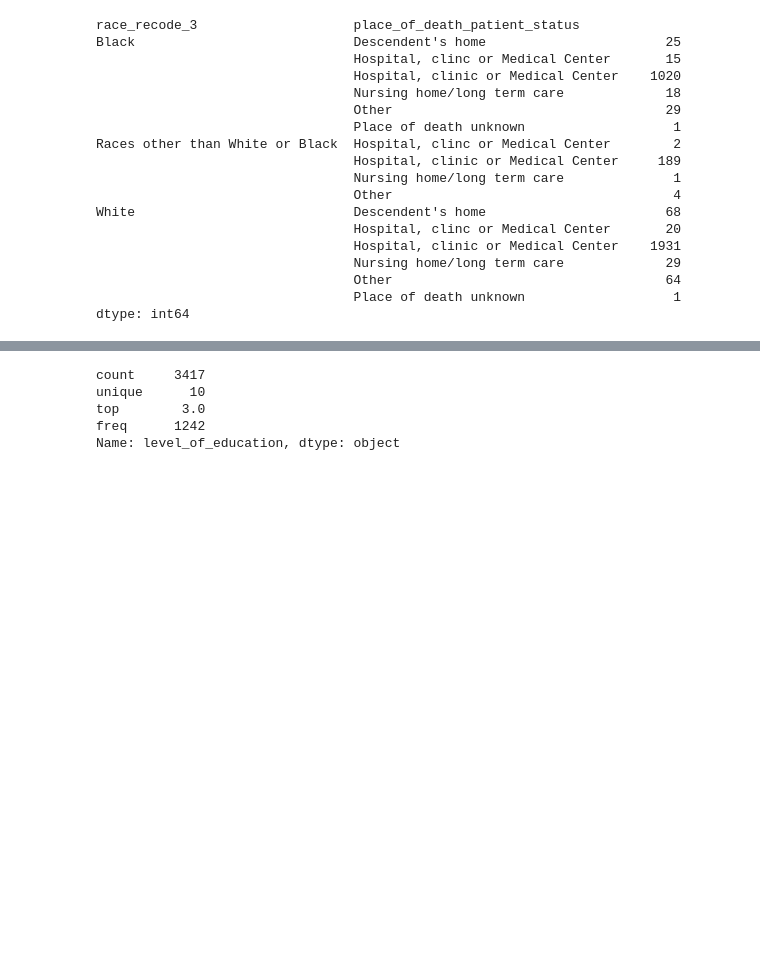
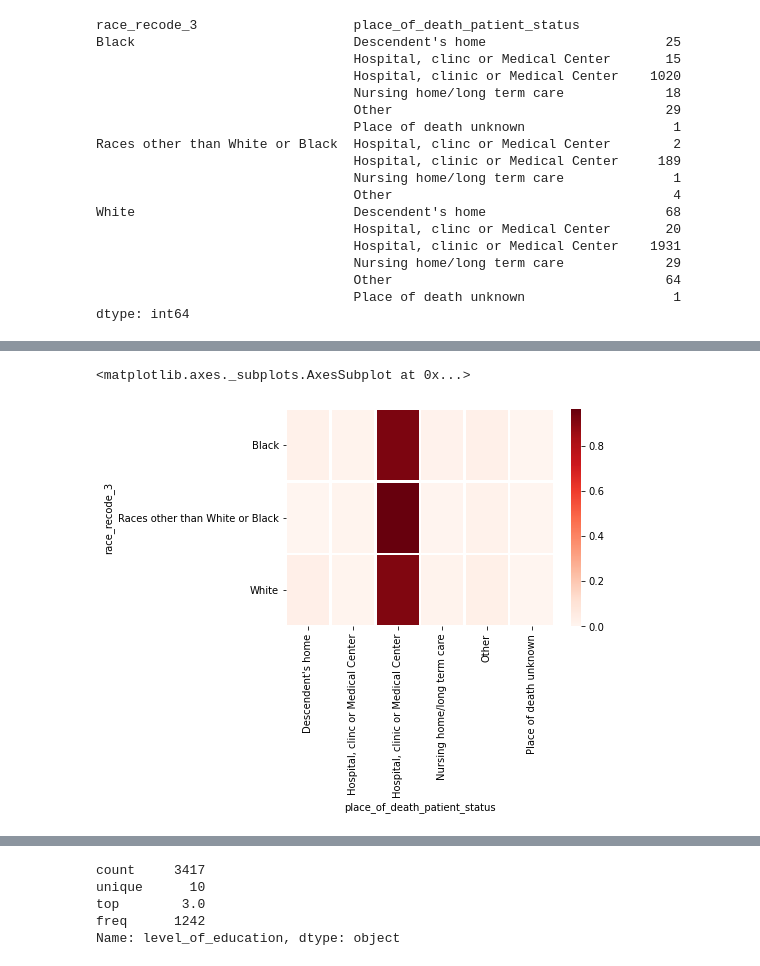
Before and after one commit to andrezafeu/maternal_mortality, a Jupyter notebook: EDA.ipynb, the cells around one changed output, grey strips where cells are left out. Cells and saved outputs as stored; diff of their text form; code cells hidden in the pictures; blank space fills up the shorter version.

```diff
--- a/EDA.ipynb
+++ b/EDA.ipynb
@@ -151,13 +149,11 @@ White                            Descendent's home                       68
                                  Place of death unknown                   1
 dtype: int64
 # %%
-# with hispanics
-df_race_and_death_place = df[['race_recode_3', 'place_of_death_patient_status']]
+def create_race_heatmap(df, column):
+    event_count_table = pd.crosstab(
+        index=df['race_recode_3'],
+        columns=df[column],
+        normalize='index'
+    )
 
-event_count_table = pd.crosstab(
-    index=df['race_recode_3'],
-    columns=df['place_of_death_patient_status'],
-    normalize='index'
-)
-
-sns.heatmap(event_count_table, cmap='Reds', linewidths=1.5)
+    return sns.heatmap(event_count_table, cmap='Reds', linewidths=1.5)
@@ -278,0 +168,10 @@ sns.heatmap(event_count_table, cmap='Reds', linewidths=1.5)
+# %%
+# 'Non – Hispanic'
+df_non_hispanic = df[df["hispanic_origin"] == "Non – Hispanic"]
+
+# df_race_and_death_place_non_hispanic = df_race_and_death_place_non_hispanic[['race_recode_3', 'place_of_death_patient_status']]
+
+create_race_heatmap(df_non_hispanic, 'place_of_death_patient_status')
+# %% [output]
+<matplotlib.axes._subplots.AxesSubplot at 0x...>
+[figure, added]
```
Also changed, not shown: parts of 23 cells of this notebook, 3 other files.
